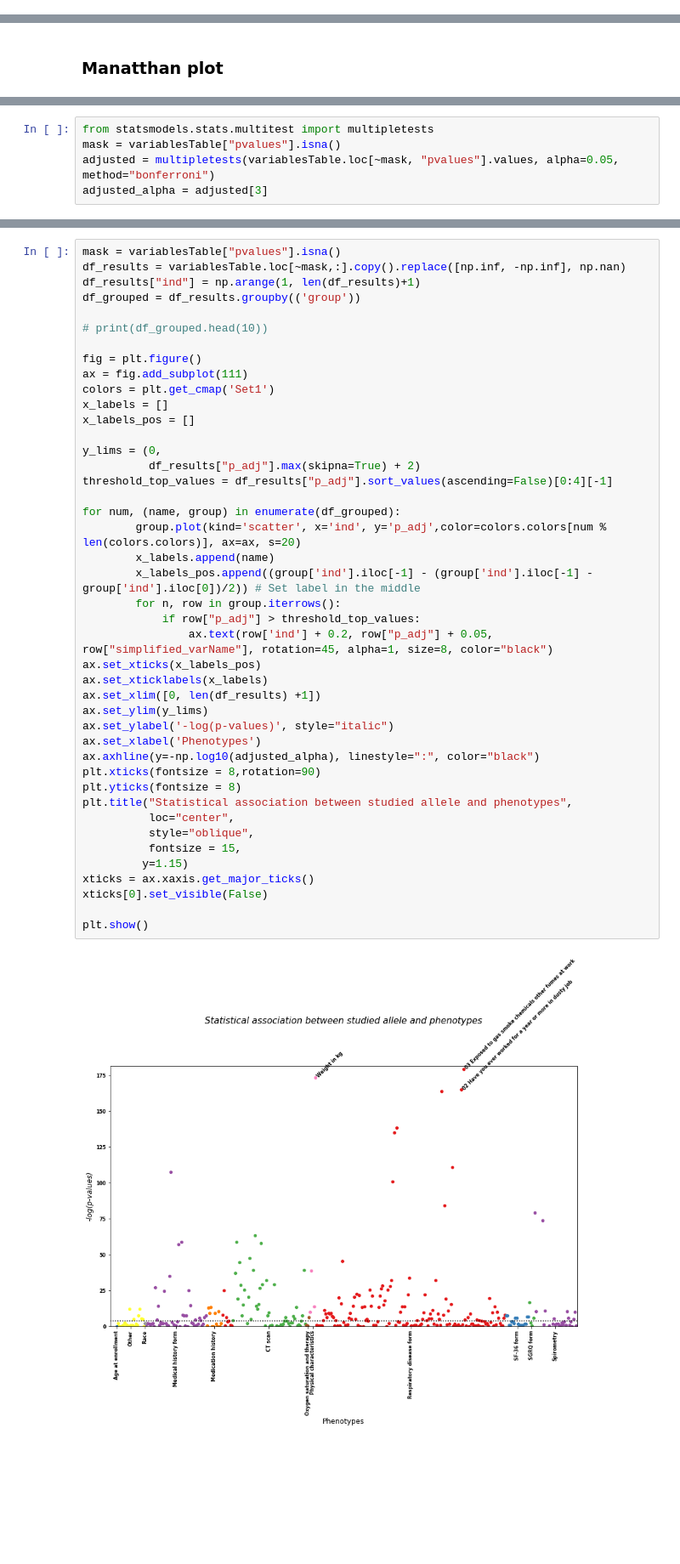
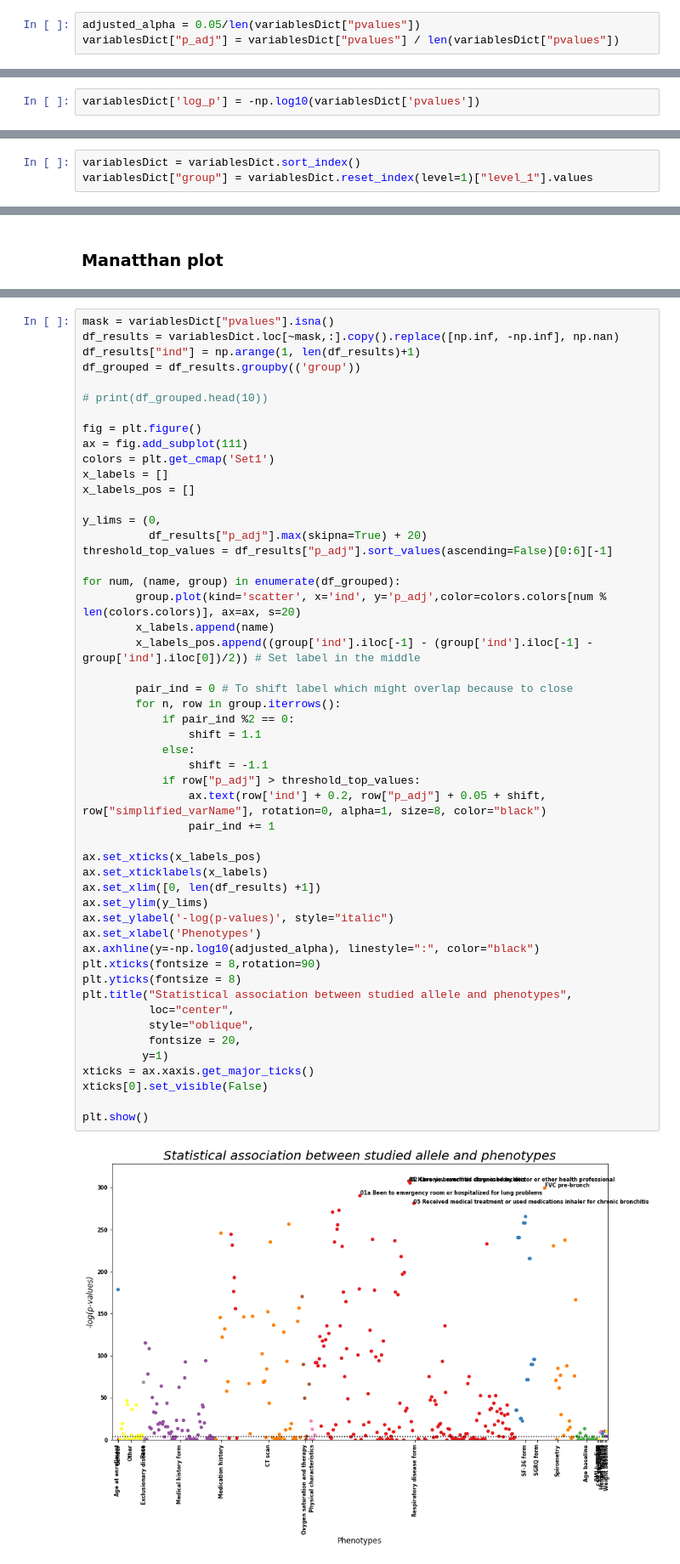
Before and after one commit to hms-dbmi/PIC-SURE_API-BioDataCatalyst-examples, a Jupyter notebook: PheWAS_py.ipynb, the cells around one changed output, grey strips where cells are left out. Shown at 85% size. Saved outputs shown, nothing was run; the diff lists cells and outputs as text; blank space fills up the shorter version.

```diff
--- a/PheWAS_py.ipynb
+++ b/PheWAS_py.ipynb
@@ -384,0 +613,3 @@ Text(0.5, 0.98, 'Distribution of p-values from univariate association tests for
+# %%
+adjusted_alpha = 0.05/len(variablesDict["pvalues"])
+variablesDict["p_adj"] = variablesDict["pvalues"] / len(variablesDict["pvalues"])
@@ -384,0 +632,2 @@ Text(0.5, 0.98, 'Distribution of p-values from univariate association tests for
+# %%
+variablesDict['log_p'] = -np.log10(variablesDict['pvalues'])
@@ -384,0 +636,3 @@ Text(0.5, 0.98, 'Distribution of p-values from univariate association tests for
+# %%
+variablesDict = variablesDict.sort_index()
+variablesDict["group"] = variablesDict.reset_index(level=1)["level_1"].values
@@ -411,5 +657,0 @@ variablesTable.head()
-# %%
-from statsmodels.stats.multitest import multipletests
-mask = variablesTable["pvalues"].isna()
-adjusted = multipletests(variablesTable.loc[~mask, "pvalues"].values, alpha=0.05, method="bonferroni")
-adjusted_alpha = adjusted[3]
@@ -457,6 +660,6 @@ Unfinite range (Infinite log(p-values)
 # %%
-mask = variablesTable["pvalues"].isna()
-df_results = variablesTable.loc[~mask,:].copy().replace([np.inf, -np.inf], np.nan)
+mask = variablesDict["pvalues"].isna()
+df_results = variablesDict.loc[~mask,:].copy().replace([np.inf, -np.inf], np.nan)
 df_results["ind"] = np.arange(1, len(df_results)+1)
 df_grouped = df_results.groupby(('group'))
 
@@ -466,36 +669,44 @@ fig = plt.figure()
 ax = fig.add_subplot(111)
 colors = plt.get_cmap('Set1')
 x_labels = []
 x_labels_pos = []
 
 y_lims = (0,
-          df_results["p_adj"].max(skipna=True) + 2)
-threshold_top_values = df_results["p_adj"].sort_values(ascending=False)[0:4][-1]
+          df_results["p_adj"].max(skipna=True) + 20)
+threshold_top_values = df_results["p_adj"].sort_values(ascending=False)[0:6][-1]
 
 for num, (name, group) in enumerate(df_grouped):
         group.plot(kind='scatter', x='ind', y='p_adj',color=colors.colors[num % len(colors.colors)], ax=ax, s=20)
         x_labels.append(name)
         x_labels_pos.append((group['ind'].iloc[-1] - (group['ind'].iloc[-1] - group['ind'].iloc[0])/2)) # Set label in the middle
+
+        pair_ind = 0 # To shift label which might overlap because to close
         for n, row in group.iterrows():
+            if pair_ind %2 == 0:
+                shift = 1.1
+            else:
+                shift = -1.1
             if row["p_adj"] > threshold_top_values:
-                ax.text(row['ind'] + 0.2, row["p_adj"] + 0.05, row["simplified_varName"], rotation=45, alpha=1, size=8, color="black")
+                ax.text(row['ind'] + 0.2, row["p_adj"] + 0.05 + shift, row["simplified_varName"], rotation=0, alpha=1, size=8, color="black")
+                pair_ind += 1
+
 ax.set_xticks(x_labels_pos)
 ax.set_xticklabels(x_labels)
 ax.set_xlim([0, len(df_results) +1])
 ax.set_ylim(y_lims)
 ax.set_ylabel('-log(p-values)', style="italic")
 ax.set_xlabel('Phenotypes')
 ax.axhline(y=-np.log10(adjusted_alpha), linestyle=":", color="black")
 plt.xticks(fontsize = 8,rotation=90)
 plt.yticks(fontsize = 8)
 plt.title("Statistical association between studied allele and phenotypes",
           loc="center",
           style="oblique",
-          fontsize = 15,
-         y=1.15)
+          fontsize = 20,
+         y=1)
 xticks = ax.xaxis.get_major_ticks()
 xticks[0].set_visible(False)
 
 plt.show()
 # %% [output]
-[figure, old version]
+[figure, new version]
```
Also changed, not shown: parts of 176 cells of this notebook, 4 other files.
